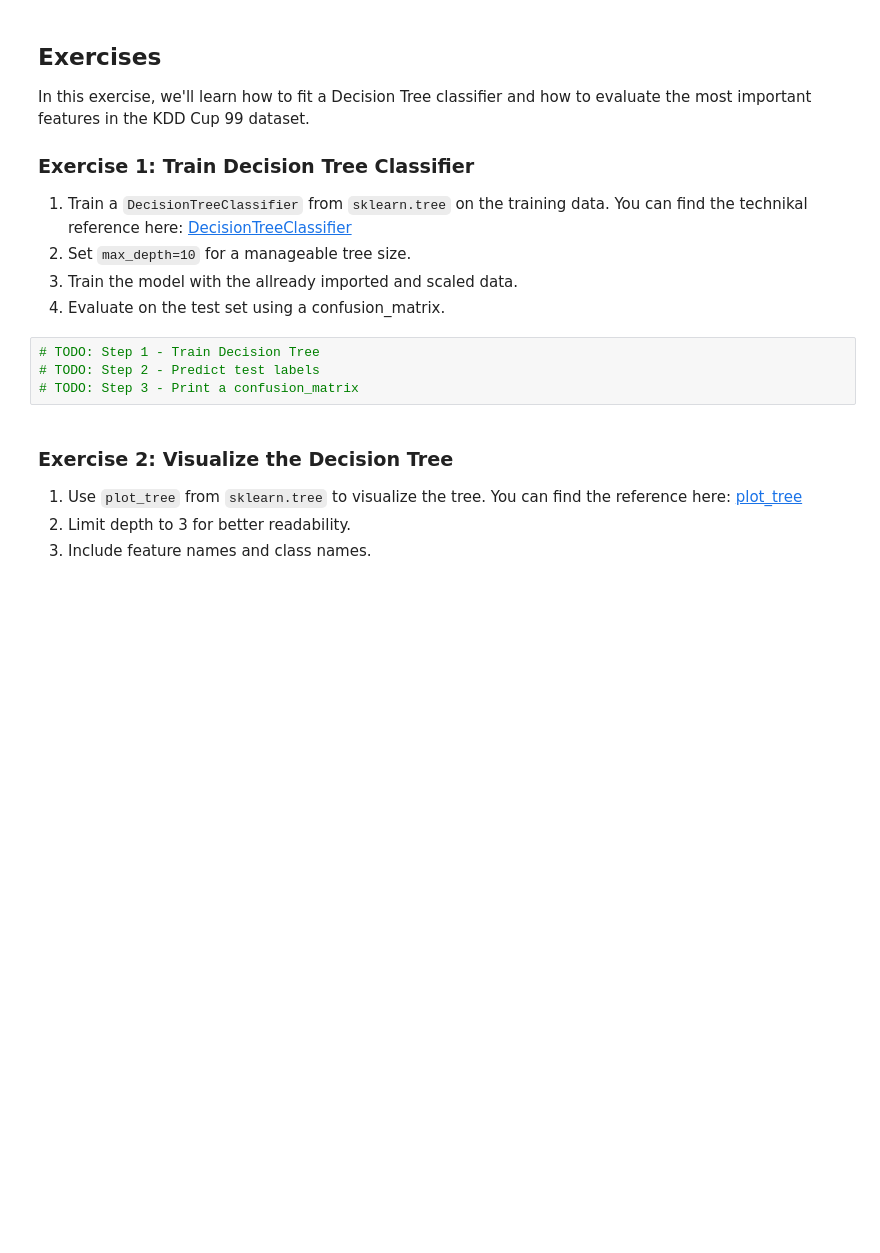
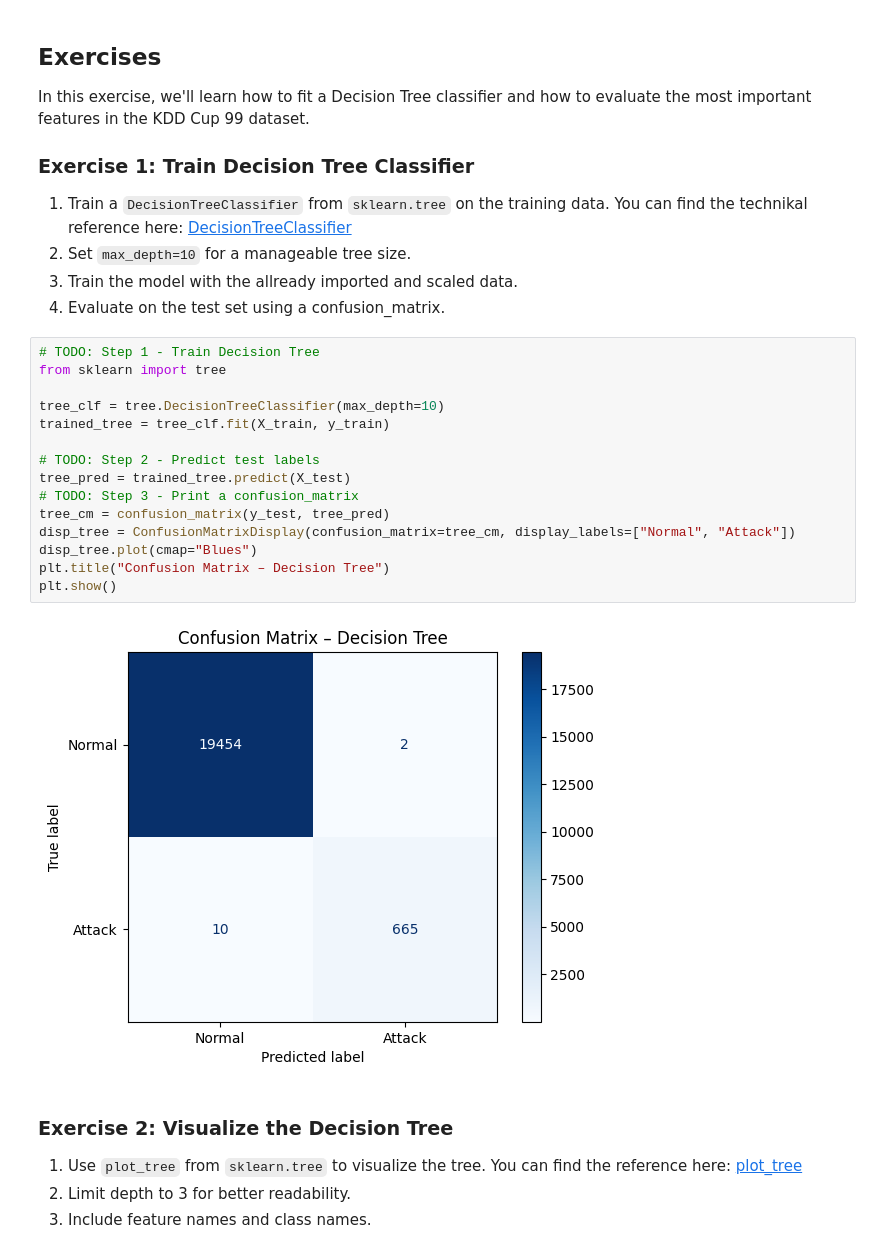
Before and after one commit to shaoyunguo/mlcysec_tutorial, a Jupyter notebook: source/tutorial_notebooks/getting_started_with_ml/getting_started_with_ml.ipynb, the cells around one changed output. Drawn from its saved outputs; the diff is of its cells as text; blank space fills up the shorter version.

```diff
--- a/source/tutorial_notebooks/getting_started_with_ml/getting_started_with_ml.ipynb
+++ b/source/tutorial_notebooks/getting_started_with_ml/getting_started_with_ml.ipynb
@@ -394,8 +394,21 @@ In this exercise, we'll learn how to fit a Decision Tree classifier and how to e
 3. Evaluate on the test set using a confusion_matrix.
 # %%
 # TODO: Step 1 - Train Decision Tree
+from sklearn import tree
+
+tree_clf = tree.DecisionTreeClassifier(max_depth=10)
+trained_tree = tree_clf.fit(X_train, y_train)
+
 # TODO: Step 2 - Predict test labels
+tree_pred = trained_tree.predict(X_test)
 # TODO: Step 3 - Print a confusion_matrix
+tree_cm = confusion_matrix(y_test, tree_pred)
+disp_tree = ConfusionMatrixDisplay(confusion_matrix=tree_cm, display_labels=["Normal", "Attack"])
+disp_tree.plot(cmap="Blues")
+plt.title("Confusion Matrix – Decision Tree")
+plt.show()
+# %% [output]
+[figure, added]
 # %% [markdown]
 ### Exercise 2: Visualize the Decision Tree
 1. Use `plot_tree` from `sklearn.tree` to visualize the tree. You can find the reference here: [plot_tree](https://scikit-learn.org/stable/modules/generated/sklearn.tree.plot_tree.html)
```
Also changed, not shown: parts of 3 cells of this notebook.
